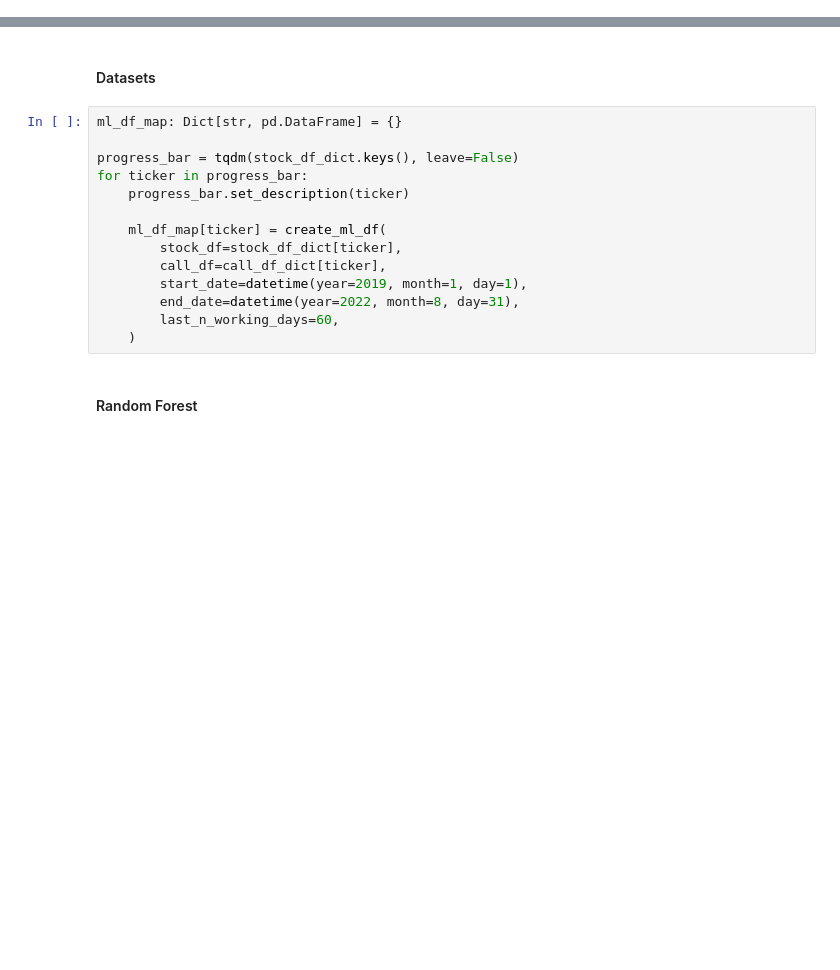
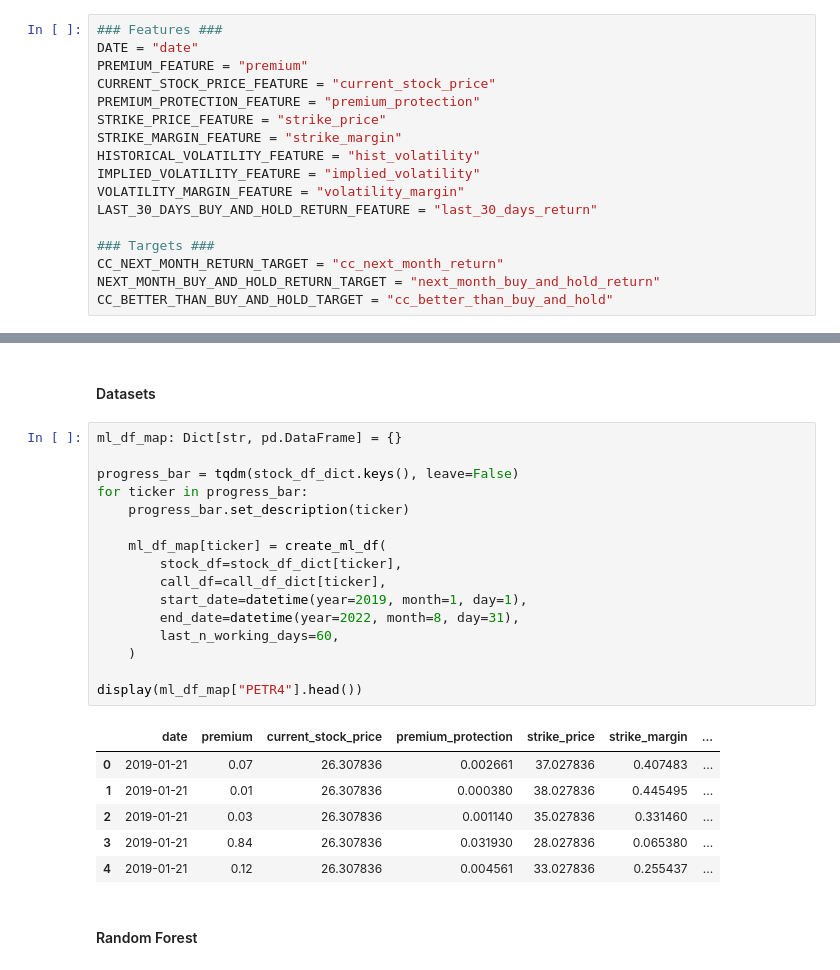
Before and after one commit to luikyv/stock-options, a Jupyter notebook: explore.ipynb, the cells around one changed output, grey strips where cells are left out. Cells and saved outputs as stored; diff of their text form; blank space fills up the shorter version.

```diff
--- a/explore.ipynb
+++ b/explore.ipynb
@@ -1918,0 +1824,17 @@ def calculate_profit_proba(
+# %%
+### Features ###
+DATE = "date"
+PREMIUM_FEATURE = "premium"
+CURRENT_STOCK_PRICE_FEATURE = "current_stock_price"
+PREMIUM_PROTECTION_FEATURE = "premium_protection"
+STRIKE_PRICE_FEATURE = "strike_price"
+STRIKE_MARGIN_FEATURE = "strike_margin"
+HISTORICAL_VOLATILITY_FEATURE = "hist_volatility"
+IMPLIED_VOLATILITY_FEATURE = "implied_volatility"
+VOLATILITY_MARGIN_FEATURE = "volatility_margin"
+LAST_30_DAYS_BUY_AND_HOLD_RETURN_FEATURE = "last_30_days_return"
+
+### Targets ###
+CC_NEXT_MONTH_RETURN_TARGET = "cc_next_month_return"
+NEXT_MONTH_BUY_AND_HOLD_RETURN_TARGET = "next_month_buy_and_hold_return"
+CC_BETTER_THAN_BUY_AND_HOLD_TARGET = "cc_better_than_buy_and_hold"
@@ -1921,17 +1940,26 @@ def calculate_profit_proba(
 # %%
 ml_df_map: Dict[str, pd.DataFrame] = {}
 
 progress_bar = tqdm(stock_df_dict.keys(), leave=False)
 for ticker in progress_bar:
     progress_bar.set_description(ticker)
 
     ml_df_map[ticker] = create_ml_df(
         stock_df=stock_df_dict[ticker],
         call_df=call_df_dict[ticker],
         start_date=datetime(year=2019, month=1, day=1),
         end_date=datetime(year=2022, month=8, day=31),
         last_n_working_days=60,
     )
+
+display(ml_df_map["PETR4"].head())
+# %% [output]
+|  | date | premium | current_stock_price | premium_protection | strike_price | strike_margin | ... |
+| 0 | 2019-01-21 | 0.07 | 26.307836 | 0.002661 | 37.027836 | 0.407483 | ... |
+| 1 | 2019-01-21 | 0.01 | 26.307836 | 0.000380 | 38.027836 | 0.445495 | ... |
+| 2 | 2019-01-21 | 0.03 | 26.307836 | 0.001140 | 35.027836 | 0.331460 | ... |
+| 3 | 2019-01-21 | 0.84 | 26.307836 | 0.031930 | 28.027836 | 0.065380 | ... |
+| 4 | 2019-01-21 | 0.12 | 26.307836 | 0.004561 | 33.027836 | 0.255437 | ... |
 # %% [markdown]
 #### Random Forest
 # %%
```
Also changed, not shown: parts of 11 cells of this notebook.
